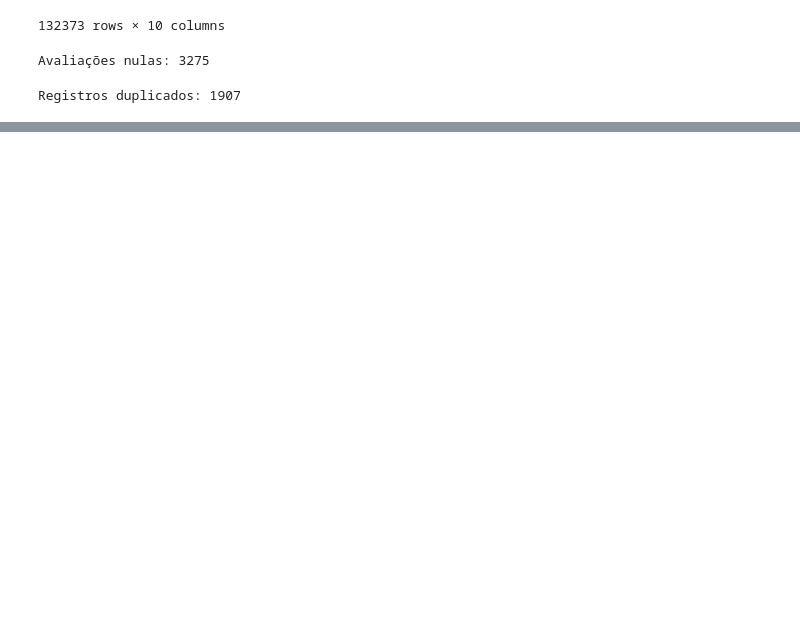
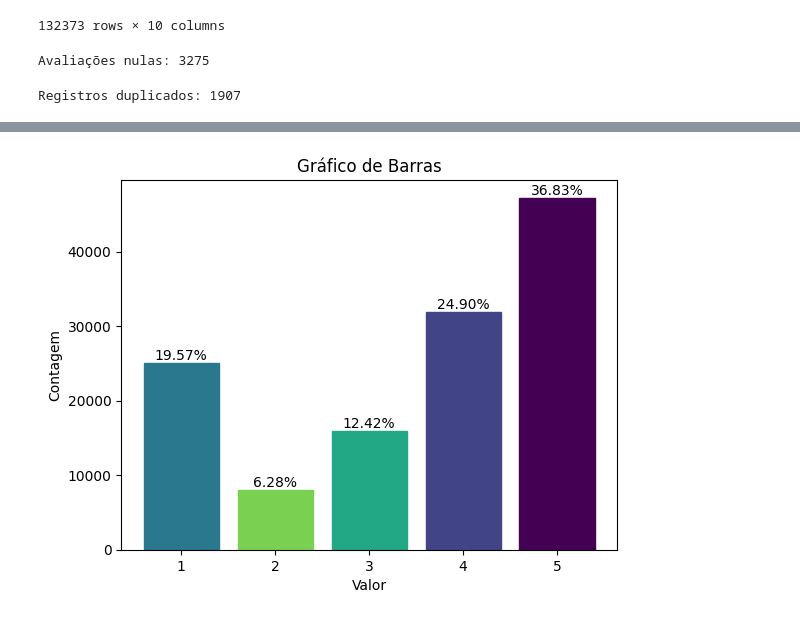
Before and after one commit to PedroIsacS/data_science_aulas, a Jupyter notebook: NLP.ipynb, the cells around one changed output, grey strips where cells are left out. Cells and saved outputs as stored; diff of their text form; code cells hidden in the pictures; blank space fills up the shorter version.

```diff
--- a/NLP.ipynb
+++ b/NLP.ipynb
@@ -47,3 +47,6 @@ Avaliações nulas: 3275
 print('Registros duplicados:',dt.duplicated(keep=False).sum())
 # %% [output]
 Registros duplicados: 1907
+# %%
+dt = dt.drop_duplicates().reset_index(drop=True)
+print('Formato do dataset após remoção de duplicados:', dt.shape)
@@ -49,0 +55,5 @@ Registros duplicados: 1907
+# %%
+#Remover valores nulos apenas das colunas
+dt = dt.dropna(subset=['review_text',
+                       'overall_rating',
+                       'recommend_to_a_friend'])
@@ -49,0 +80,36 @@ Registros duplicados: 1907
+# %%
+import matplotlib.pyplot as plt
+import seaborn as sns
+
+#Contar ocorrências de cada valor na coluna 'dados'
+contagem = dt['overall_rating'].value_counts()
+
+#Calcular o total de observações
+total_observacoes = contagem.sum()
+
+#Calcular a porcentagem para cada valor
+percentuais = (contagem / total_observacoes) * 100
+
+#Criar o gráfico de barras
+bars = plt.bar(contagem.index,
+               contagem.values, color='skyblue')
+
+#Adicionar a quantidade em percentuais na barra
+for bar, percentual in zip(bars, percentuais):
+  plt.text(bar.get_x() + bar.get_width() / 2, bar.get_height(),
+           f'{percentual:.2f}%',
+           ha='center', va='bottom')
+
+#Adicionar rótulos e título
+plt.xlabel('Valor')
+plt.ylabel('Contagem')
+plt.title('Gráfico de Barras')
+
+#Mudar de cor entre as barras
+for i in range(len(bars)):
+  bars[i].set_color(plt.cm.viridis(i / len(bars)))
+
+#Mostrar o grafico
+plt.show()
+# %% [output]
+[figure, added]
```
Also changed, not shown: parts of 9 cells of this notebook.
